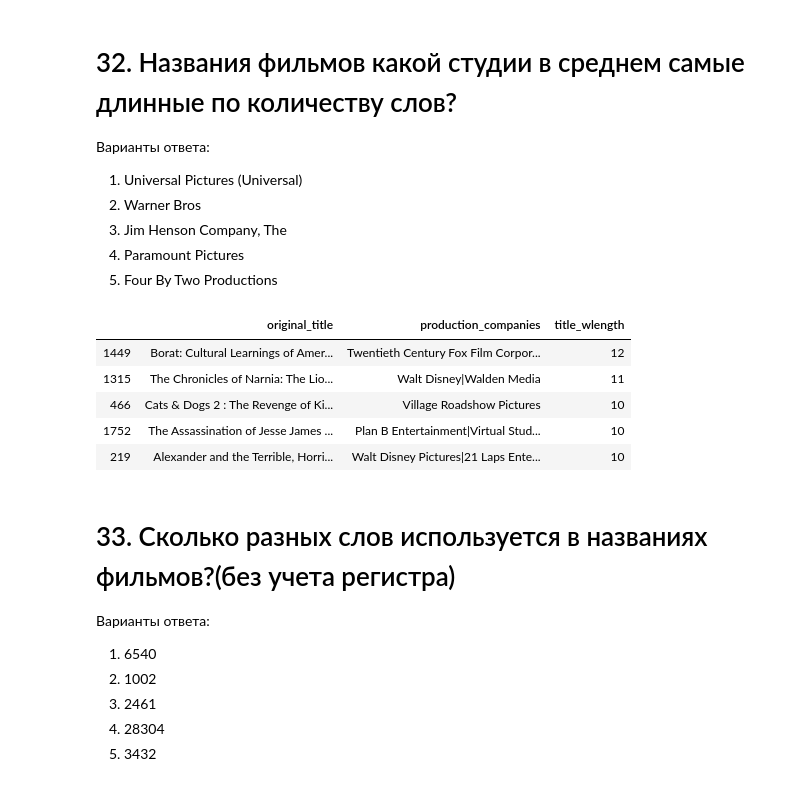
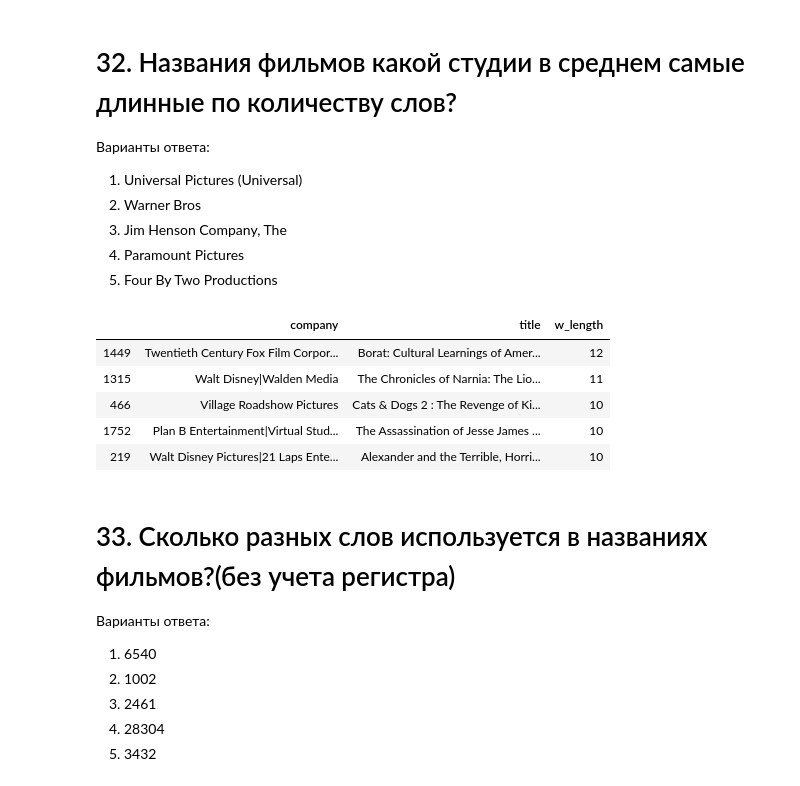
Before and after one commit to ivan-kud/ml-projects, a Jupyter notebook: [SF-DST] Movies IMBD v3.0.ipynb, the cells around one changed output. Saved outputs shown, nothing was run; the diff lists cells and outputs as text; code cells hidden in the pictures.

```diff
--- a/[SF-DST] Movies IMBD v3.0.ipynb
+++ b/[SF-DST] Movies IMBD v3.0.ipynb
@@ -782,24 +853,28 @@ dtype: float64
 3. Jim Henson Company, The
 4. Paramount Pictures
 5. Four By Two Productions
-# %%
-answer_ls.append(5)
-# Создаем колонку длины названия фильма в словах
-df = data
-df['title_wlength'] = df['original_title'].apply(lambda x: len(x.split()))
-df[['original_title','production_companies','title_wlength']].sort_values(['title_wlength'], ascending=False).head()
-
-# Сколько фильмов студии
-#df[df['production_companies'].str.contains('Four By Two Productions')]['original_title'].iat[0]
-
-# Так как у студии "Four By Two Productions" всего один фильм, именно она является результатом
-# %% [output]
-|  | original_title | production_companies | title_wlength |
-| 1449 | Borat: Cultural Learnings of Amer... | Twentieth Century Fox Film Corpor... | 12 |
-| 1315 | The Chronicles of Narnia: The Lio... | Walt Disney|Walden Media | 11 |
-| 466 | Cats & Dogs 2 : The Revenge of Ki... | Village Roadshow Pictures | 10 |
-| 1752 | The Assassination of Jesse James ... | Plan B Entertainment|Virtual Stud... | 10 |
-| 219 | Alexander and the Terrible, Horri... | Walt Disney Pictures|21 Laps Ente... | 10 |
+# %%
+answer_ls.append(5)
+
+"""Воспользуемся знаниями из предыдущего задания:
+так как у компании "Four By Two Productions" только один фильм,
+который ялвяется самым длинным по количеству символов, то, вероятно,
+он же будет и самым длинным по количеству слов.
+"""
+
+# Создаем дополнительный столбец данных с длиной названия фильма в словах
+df = data.loc[:, ['production_companies', 'original_title']]
+df['w_length'] = df['original_title'].apply(lambda x: len(x.split()))
+df.columns = ['company', 'title', 'w_length']
+
+df.sort_values(['w_length'], ascending=False).head()
+# %% [output]
+|  | company | title | w_length |
+| 1449 | Twentieth Century Fox Film Corpor... | Borat: Cultural Learnings of Amer... | 12 |
+| 1315 | Walt Disney|Walden Media | The Chronicles of Narnia: The Lio... | 11 |
+| 466 | Village Roadshow Pictures | Cats & Dogs 2 : The Revenge of Ki... | 10 |
+| 1752 | Plan B Entertainment|Virtual Stud... | The Assassination of Jesse James ... | 10 |
+| 219 | Walt Disney Pictures|21 Laps Ente... | Alexander and the Terrible, Horri... | 10 |
 # %% [markdown]
 # 33. Сколько разных слов используется в названиях фильмов?(без учета регистра)
 Варианты ответа:
```
Also changed, not shown: parts of 15 cells of this notebook.
